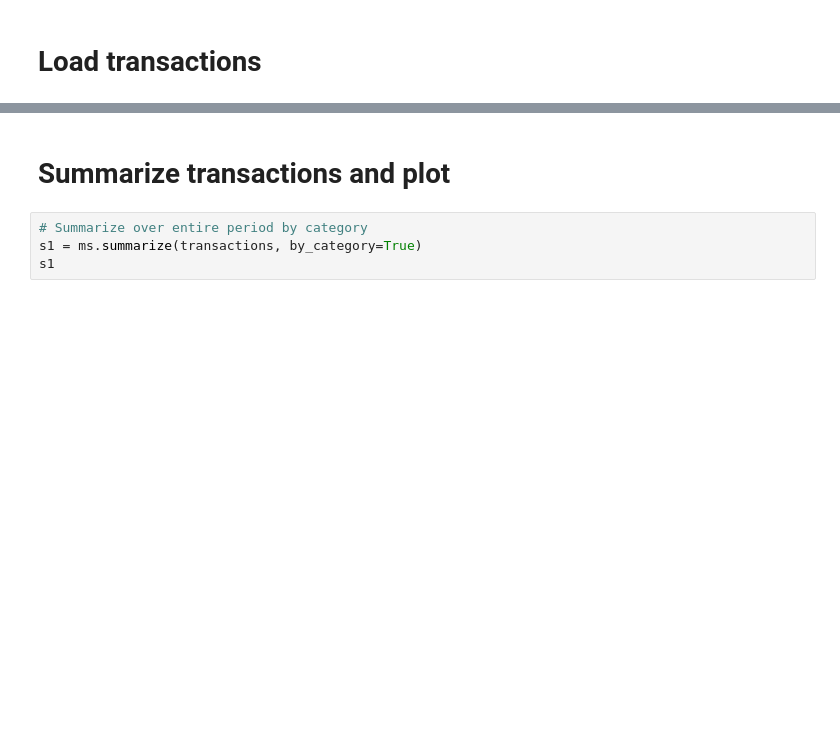
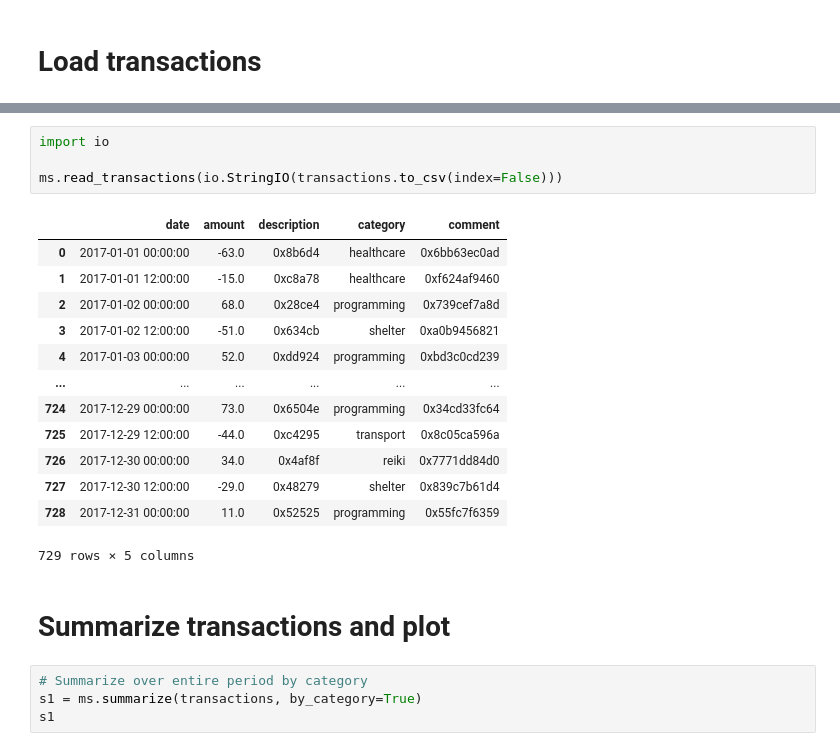
Before and after one commit to araichev/mustaching, a Jupyter notebook: notebooks/prototyping.ipynb, the cells around one changed output, grey strips where cells are left out. Saved outputs shown, nothing was run; the diff lists cells and outputs as text; blank space fills up the shorter version.

```diff
--- a/notebooks/prototyping.ipynb
+++ b/notebooks/prototyping.ipynb
@@ -32,3 +35,21 @@ transactions.head(10)
+# %%
+import io
+
+ms.read_transactions(io.StringIO(transactions.to_csv(index=False)))
+# %% [output]
+|  | date | amount | description | category | comment |
+| 0 | 2017-01-01 00:00:00 | -63.0 | 0x8b6d4 | healthcare | 0x6bb63ec0ad |
+| 1 | 2017-01-01 12:00:00 | -15.0 | 0xc8a78 | healthcare | 0xf624af9460 |
+| 2 | 2017-01-02 00:00:00 | 68.0 | 0x28ce4 | programming | 0x739cef7a8d |
+| 3 | 2017-01-02 12:00:00 | -51.0 | 0x634cb | shelter | 0xa0b9456821 |
+| 4 | 2017-01-03 00:00:00 | 52.0 | 0xdd924 | programming | 0xbd3c0cd239 |
+| ... | ... | ... | ... | ... | ... |
+| 724 | 2017-12-29 00:00:00 | 73.0 | 0x6504e | programming | 0x34cd33fc64 |
+| 725 | 2017-12-29 12:00:00 | -44.0 | 0xc4295 | transport | 0x8c05ca596a |
+| 726 | 2017-12-30 00:00:00 | 34.0 | 0x4af8f | reiki | 0x7771dd84d0 |
+| 727 | 2017-12-30 12:00:00 | -29.0 | 0x48279 | shelter | 0x839c7b61d4 |
+| 728 | 2017-12-31 00:00:00 | 11.0 | 0x52525 | programming | 0x55fc7f6359 |
+729 rows × 5 columns
 # %% [markdown]
 # Summarize transactions and plot
 # %%
```
Also changed, not shown: parts of 2 cells of this notebook, 4 other files.
